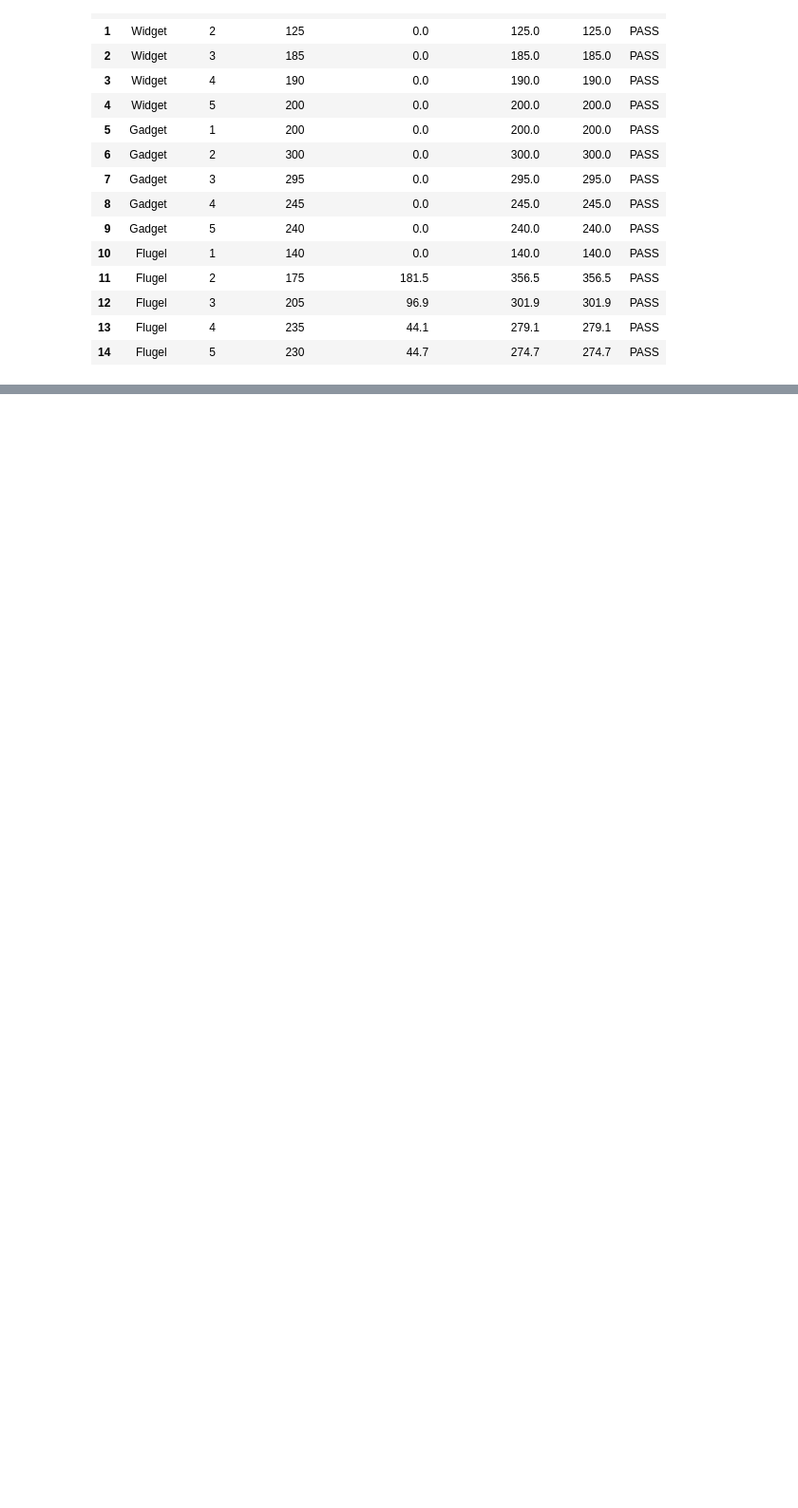
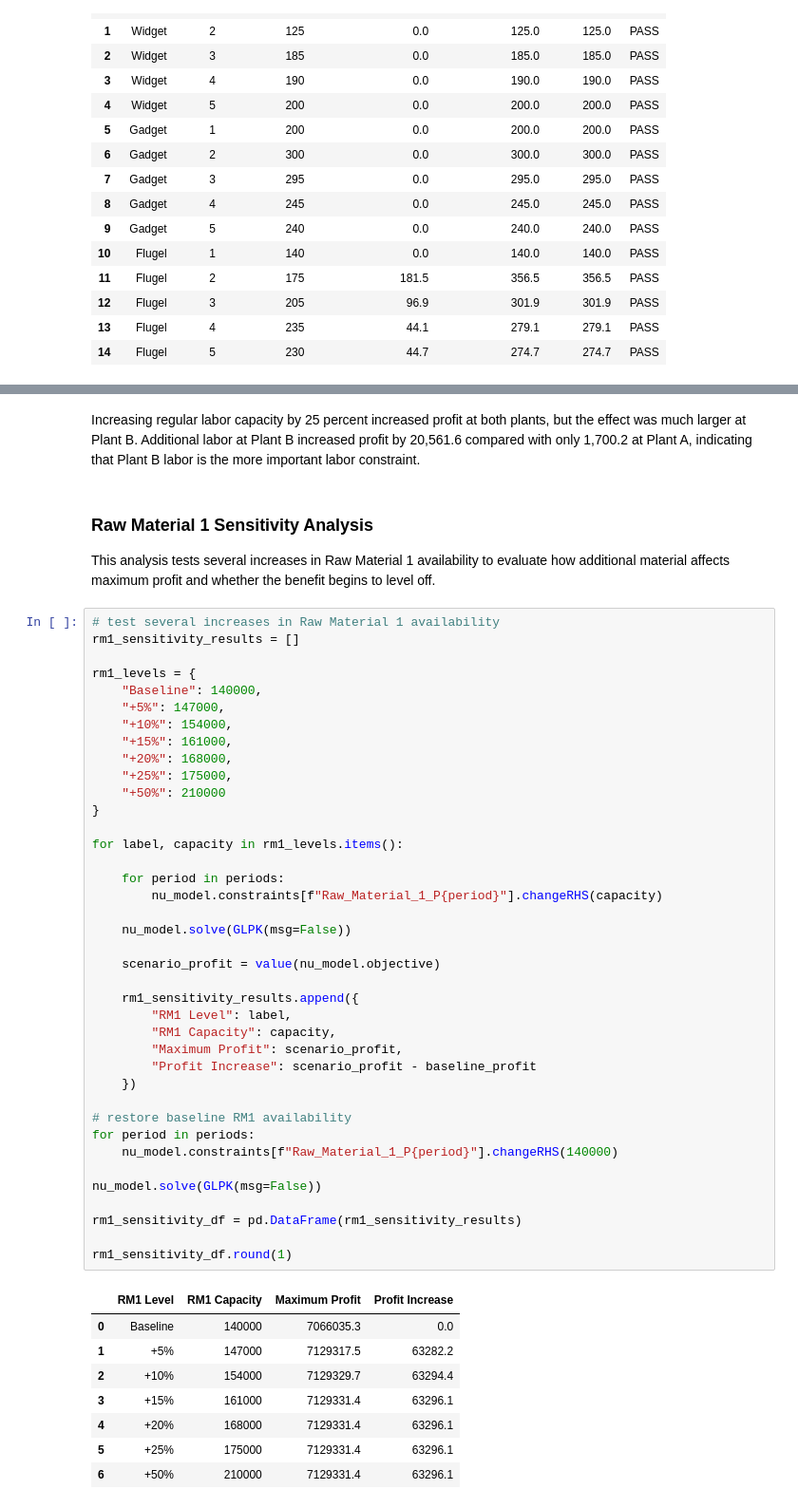
Before and after one commit to saminjune24/NU_Industries_Decision_Analytics, a Jupyter notebook: NU_Industries.ipynb, the cells around one changed output, grey strips where cells are left out. Shown at 95% size. Saved outputs shown, nothing was run; the diff lists cells and outputs as text; blank space fills up the shorter version.

```diff
--- a/NU_Industries.ipynb
+++ b/NU_Industries.ipynb
@@ -990,0 +1319,54 @@ The group plans to review the baseline solution with the instructor before addin
+# %% [markdown]
+Increasing regular labor capacity by 25 percent increased profit at both plants, but the effect was much larger at Plant B. Additional labor at Plant B increased profit by 20,561.6 compared with only 1,700.2 at Plant A, indicating that Plant B labor is the more important labor constraint.
+# %% [markdown]
+### Raw Material 1 Sensitivity Analysis
+
+This analysis tests several increases in Raw Material 1 availability to evaluate how additional material affects maximum profit and whether the benefit begins to level off.
+# %%
+# test several increases in Raw Material 1 availability
+rm1_sensitivity_results = []
+
+rm1_levels = {
+    "Baseline": 140000,
+    "+5%": 147000,
+    "+10%": 154000,
+    "+15%": 161000,
+    "+20%": 168000,
+    "+25%": 175000,
+    "+50%": 210000
+}
+
+for label, capacity in rm1_levels.items():
+
+    for period in periods:
+        nu_model.constraints[f"Raw_Material_1_P{period}"].changeRHS(capacity)
+
+    nu_model.solve(GLPK(msg=False))
+
+    scenario_profit = value(nu_model.objective)
+
+    rm1_sensitivity_results.append({
+        "RM1 Level": label,
+        "RM1 Capacity": capacity,
+        "Maximum Profit": scenario_profit,
+        "Profit Increase": scenario_profit - baseline_profit
+    })
+
+# restore baseline RM1 availability
+for period in periods:
+    nu_model.constraints[f"Raw_Material_1_P{period}"].changeRHS(140000)
+
+nu_model.solve(GLPK(msg=False))
+
+rm1_sensitivity_df = pd.DataFrame(rm1_sensitivity_results)
+
+rm1_sensitivity_df.round(1)
+# %% [output]
+|  | RM1 Level | RM1 Capacity | Maximum Profit | Profit Increase |
+| 0 | Baseline | 140000 | 7066035.3 | 0.0 |
+| 1 | +5% | 147000 | 7129317.5 | 63282.2 |
+| 2 | +10% | 154000 | 7129329.7 | 63294.4 |
+| 3 | +15% | 161000 | 7129331.4 | 63296.1 |
+| 4 | +20% | 168000 | 7129331.4 | 63296.1 |
+| 5 | +25% | 175000 | 7129331.4 | 63296.1 |
+| 6 | +50% | 210000 | 7129331.4 | 63296.1 |
```
Also changed, not shown: parts of 26 cells of this notebook.
